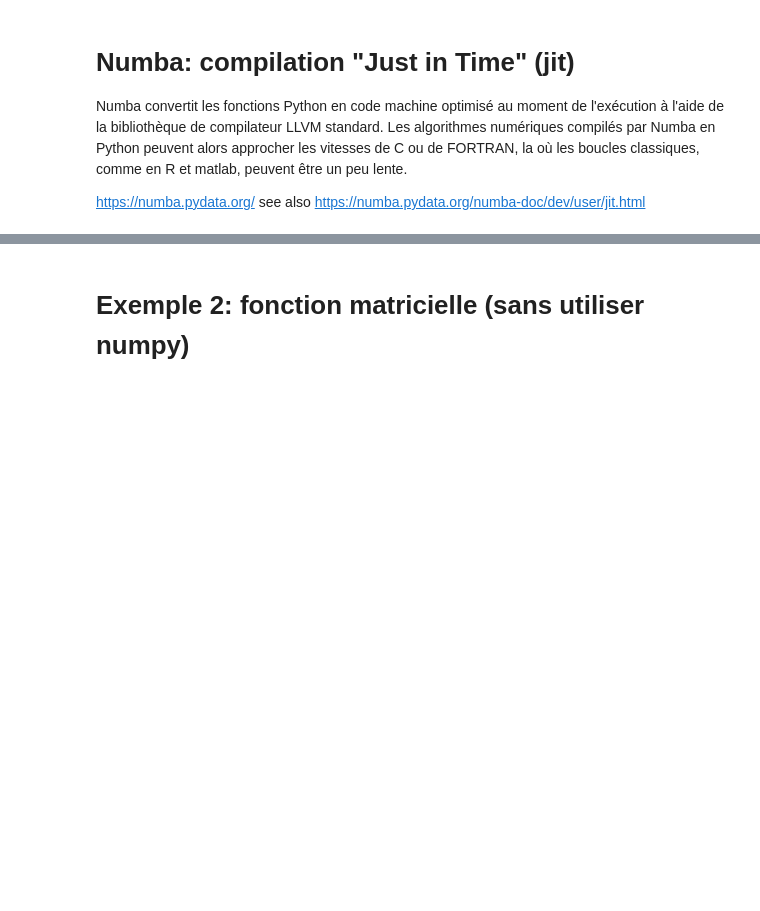
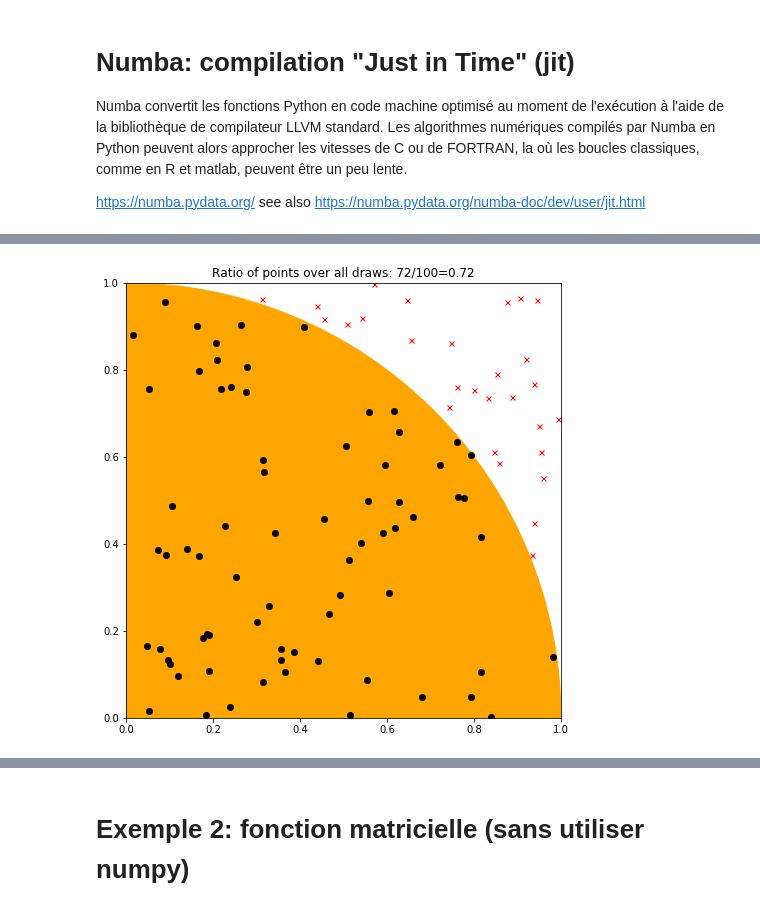
Before and after one commit to bcharlier/HMMA238, a Jupyter notebook: Numba/Numba.ipynb, the cells around one changed output, grey strips where cells are left out. Cells and saved outputs as stored; diff of their text form; code cells hidden in the pictures; blank space fills up the shorter version.

```diff
--- a/Numba/Numba.ipynb
+++ b/Numba/Numba.ipynb
@@ -15,0 +23,25 @@ See https://numba.pydata.org/numba-doc/dev/glossary.html#term-nopython-mode for
+# %%
+fig = plt.figure(figsize=(8,8))
+circle1 = plt.Circle((0, 0), 1, color='orange')
+ax = fig.gca()
+ax.add_artist(circle1)
+ax.set_aspect('equal')
+ax.set_xlim([0, 1])
+ax.set_ylim([0, 1])
+targeted = 0
+n_samples = 101
+lst = np.zeros(n_samples)
+coordinates = []
+for sample in range(1, n_samples):
+    vec = np.random.rand(2)
+    if np.linalg.norm(vec) < 1.:
+        plt.plot(vec[0], vec[1], 'ok')
+        targeted += 1
+        lst[sample] = 1
+    else:
+        plt.plot(vec[0], vec[1], 'xr', markersize=5)
+    coordinates.append(vec)
+    ax.set_title('Ratio of points over all draws: {0}/{1}={2}'.format(targeted, sample, targeted/sample))
+plt.show()
+# %% [output]
+[figure, added]
```
Also changed, not shown: parts of 7 cells of this notebook.
